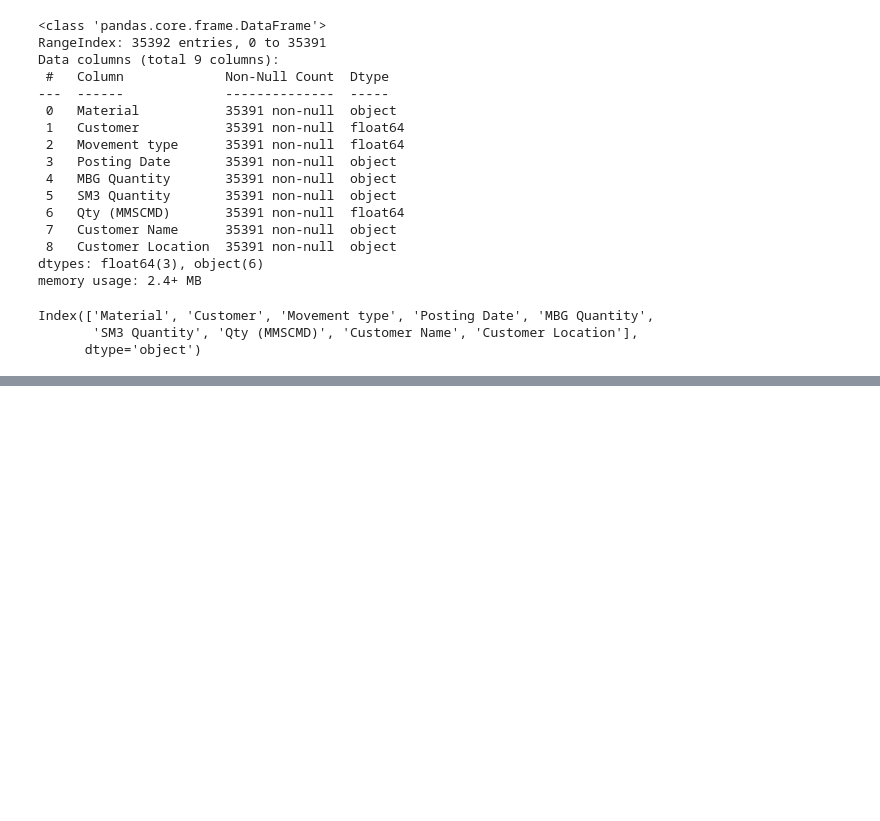
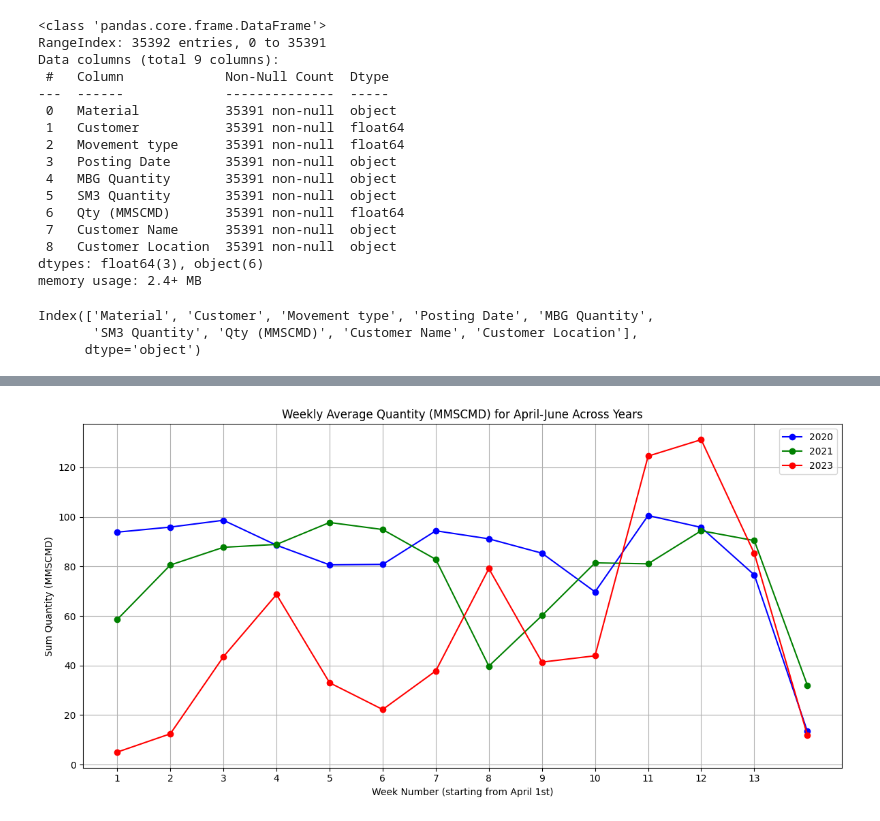
Before and after one commit to Rachit-Gandhi/shiny-octo-succotash, a Jupyter notebook: power_eda.ipynb, the cells around one changed output, grey strips where cells are left out. Cells and saved outputs as stored; diff of their text form; code cells hidden in the pictures; blank space fills up the shorter version.

```diff
--- a/power_eda.ipynb
+++ b/power_eda.ipynb
@@ -76,0 +276,57 @@ TypeError: argument of type 'method' is not iterable
+# %%
+import pandas as pd
+import matplotlib.pyplot as plt
+from datetime import datetime
+
+# Convert 'Standardized Date' to datetime if it's not already
+aggregated_df['Standardized Date'] = pd.to_datetime(aggregated_df['Standardized Date'])
+
+# Function to filter and resample data for April-June of a specific year
+def get_april_june_data_weekly(df, year):
+    start_date = f'{year}-04-01'
+    end_date = f'{year}-06-30'
+    filtered_df = df[(df['Standardized Date'] >= start_date) & (df['Standardized Date'] <= end_date)]
+
+    # Resample to weekly frequency and calculate mean
+    weekly_df = filtered_df.resample('W-MON', on='Standardized Date')['Qty (MMSCMD)'].sum().reset_index()
+
+    # Calculate week number starting from April 1st
+    weekly_df['Week'] = (weekly_df['Standardized Date'] - pd.Timestamp(start_date)).dt.days // 7 + 1
+
+    return weekly_df
+
+# Get weekly data for each year
+data_2020 = get_april_june_data_weekly(aggregated_df, 2020)
+data_2021 = get_april_june_data_weekly(aggregated_df, 2021)
+data_2023 = get_april_june_data_weekly(aggregated_df, 2023)
+data_2024 = get_april_june_data_weekly(aggregated_df, 2024)
+
+# Create the plot
+plt.figure(figsize=(12, 6))
+
+# Plot data for each year
+years = [2020, 2021, 2023, 2024]
+colors = ['blue', 'green', 'red', 'purple']
+
+for year, color in zip(years, colors):
+    data = locals()[f'data_{year}']
+    if not data.empty:
+        plt.plot(data['Week'], data['Qty (MMSCMD)'],
+                 label=str(year), color=color, marker='o')
+
+plt.title('Weekly Average Quantity (MMSCMD) for April-June Across Years')
+plt.xlabel('Week Number (starting from April 1st)')
+plt.ylabel('Sum Quantity (MMSCMD)')
+plt.legend()
+plt.grid(True)
+
+# Set x-axis ticks to show all weeks
+plt.xticks(range(1, 14))  # 13 weeks in a 3-month period
+
+# Adjust layout to prevent cut-off labels
+plt.tight_layout()
+
+# Show the plot
+plt.show()
+# %% [output]
+[figure, added]
```
Also changed, not shown: parts of 15 cells of this notebook, 3 other files.
